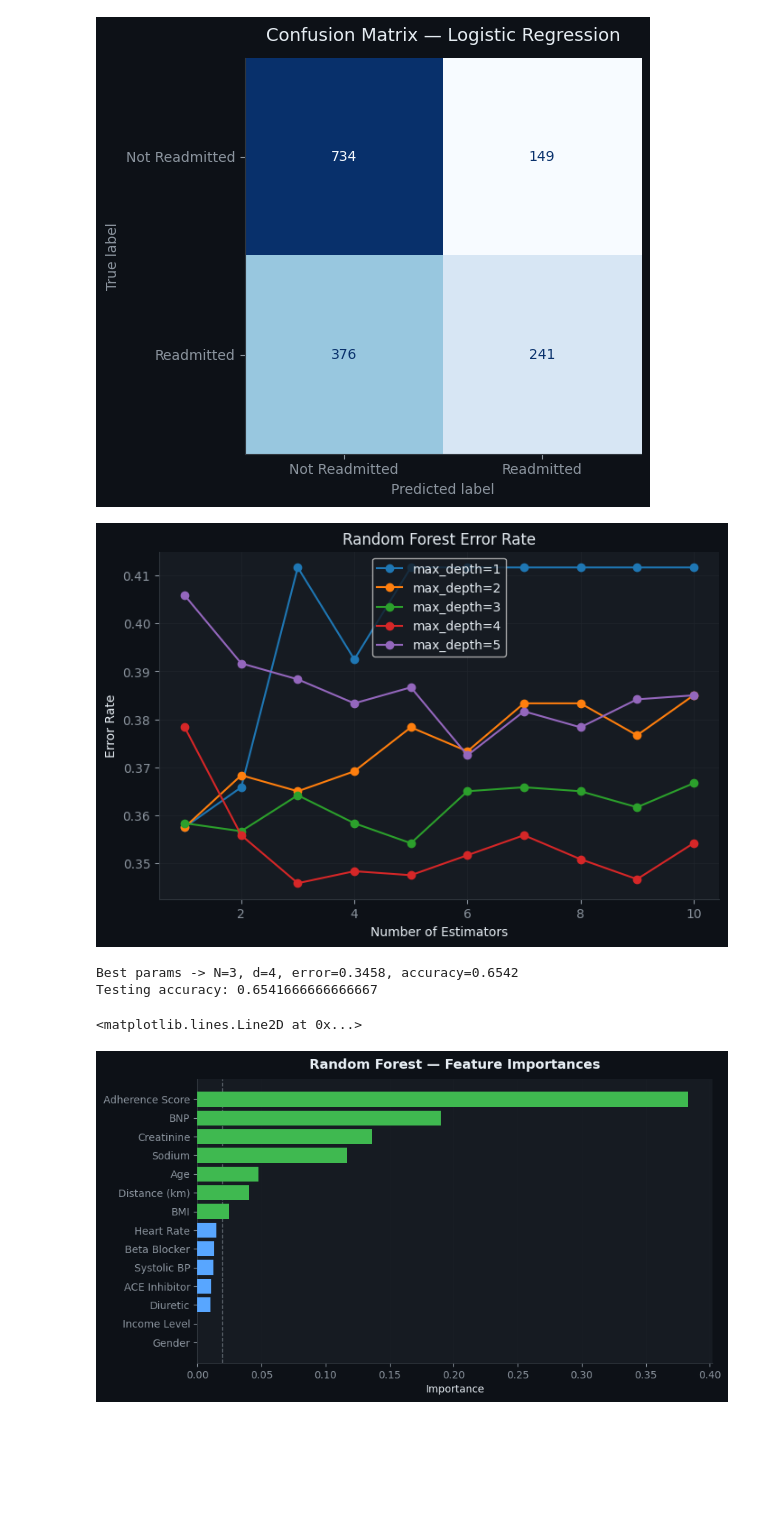
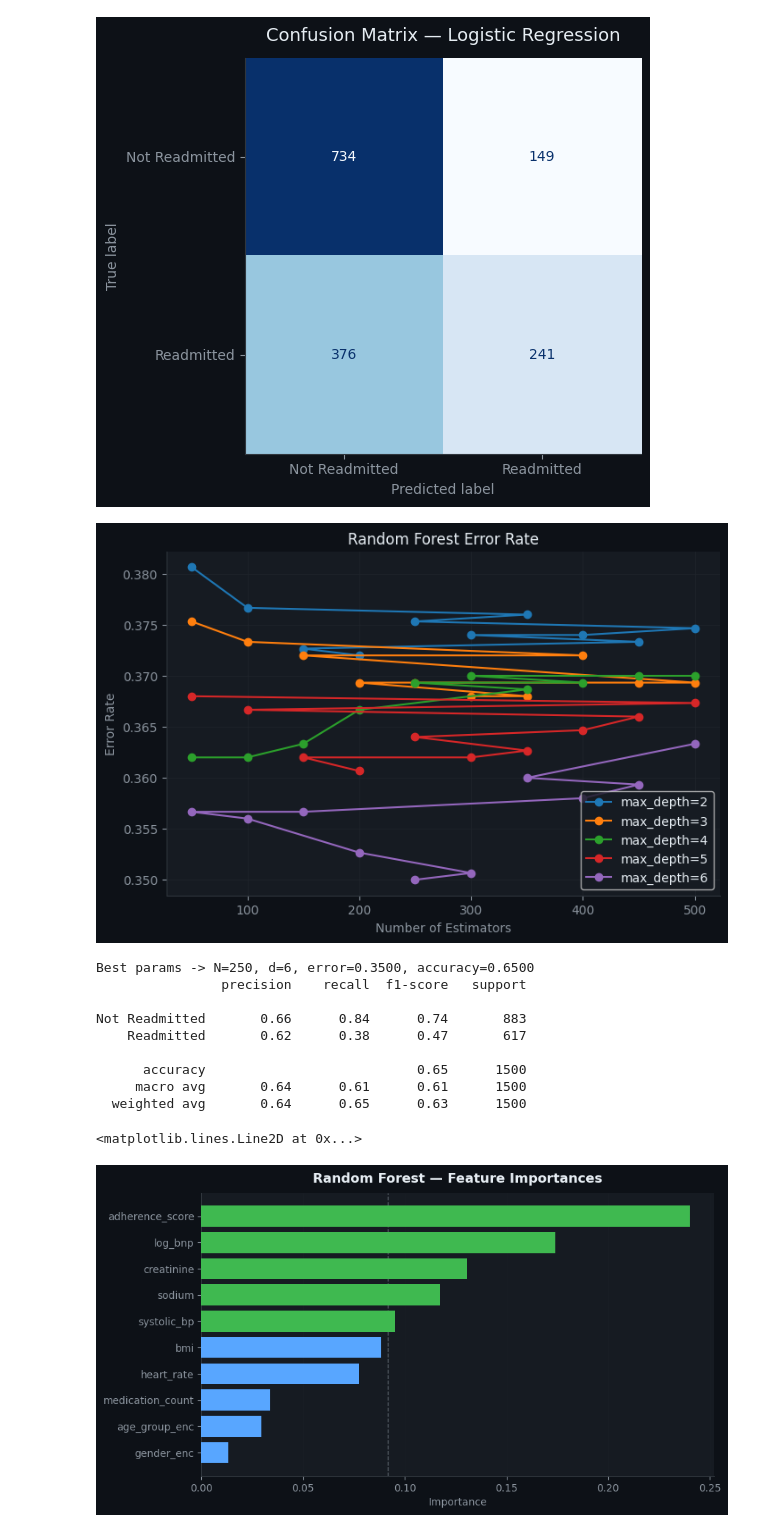
Before and after one commit to dinarazhorabek/heart_failure_readmission, a Jupyter notebook: main.ipynb, the cells around one changed output. Saved outputs shown, nothing was run; the diff lists cells and outputs as text; code cells hidden in the pictures; blank space fills up the shorter version.

```diff
--- a/main.ipynb
+++ b/main.ipynb
@@ -291,8 +291,8 @@ plt.show()
 Testing  accuracy: 0.650
 [figure]
 # %%
-subtrees_num=np.arange(1, 11)
-depths=np.arange(3, 13)
+subtrees_num=np.arange(50, 501, 50)
+depths=np.arange(2, 7)
 results = []
 for n in subtrees_num:
     for d in depths:
@@ -306,7 +306,7 @@ for n in subtrees_num:
 results_df = pd.DataFrame(results, columns=['n_estimators', 'max_depth', 'error_rate'])
 plt.figure(figsize=(8,5))
 for d in depths:
-    subset = results_df[results_df['max_depth'] == d].sort_values('n_estimators')
+    subset = results_df[results_df['max_depth'] == d].sort_values(['error_rate', 'n_estimators', 'max_depth'], ascending=[True, True, True])
     plt.plot(subset['n_estimators'], subset['error_rate'], marker='o', label=f'max_depth={d}')
 plt.xlabel('Number of Estimators')
 plt.ylabel('Error Rate')
@@ -319,32 +319,34 @@ best = results_df.sort_values(['error_rate','n_estimators','max_depth'], ascendi
 best_N, best_d = int(best.n_estimators), int(best.max_depth)
 print(f"Best params -> N={best_N}, d={best_d}, error={best.error_rate:.4f}, accuracy={1-best.error_rate:.4f}")
 
-rf_classifier = RandomForestClassifier(n_estimators=best_N, max_depth=best_d, criterion='gini', random_state=79)
+rf_classifier = RandomForestClassifier(n_estimators=best_N, max_depth=best_d, criterion='gini', random_state=99)
 rf_classifier.fit(X_train, y_train)
 y_pred = rf_classifier.predict(X_test)
-accuracy = np.mean(y_pred == y_test)
-print(f"Testing accuracy: {accuracy}")
 # %% [output]
-[figure, old version]
+[figure, new version]
-Best params -> N=3, d=4, error=0.3458, accuracy=0.6542
-Testing accuracy: 0.6541666666666667
+Best params -> N=250, d=6, error=0.3500, accuracy=0.6500
+                precision    recall  f1-score   support
+
+Not Readmitted       0.66      0.84      0.74       883
+    Readmitted       0.62      0.38      0.47       617
+
+      accuracy                           0.65      1500
+     macro avg       0.64      0.61      0.61      1500
+  weighted avg       0.64      0.65      0.63      1500
 # %%
 # Feature importances (RF)
 fi = pd.Series(rf_classifier.feature_importances_, index=feature_cols).sort_values(ascending=True)
 
 fig, ax = plt.subplots(figsize=(9, 5))
-feat_labels = ['Age','BMI','BNP','Sodium','Creatinine','Systolic BP','Heart Rate',
-               'ACE Inhibitor','Beta Blocker','Diuretic','Adherence Score',
-               'Distance (km)','Gender','Income Level']
-fi_labeled = pd.Series(rf_classifier.feature_importances_, index=feat_labels).sort_values()
+fi_labeled = pd.Series(rf_classifier.feature_importances_, index=feature_cols).sort_values()
 colors_fi = [GREEN if v > fi_labeled.median() else ACCENT for v in fi_labeled]
 ax.barh(fi_labeled.index, fi_labeled.values, color=colors_fi, edgecolor='none', zorder=3)
 ax.set_title('Random Forest — Feature Importances', color=TEXT, fontsize=13, fontweight='bold', pad=10)
 ax.set_xlabel('Importance'); ax.grid(axis='x', alpha=0.4)
 ax.axvline(fi_labeled.median(), color=MUTED, linestyle='--', linewidth=1, alpha=0.6)
 # %% [output]
 <matplotlib.lines.Line2D at 0x...>
-[figure, old version]
+[figure, new version]
 # %%
 cm = confusion_matrix(y_test, y_pred)
 fig, ax = plt.subplots(figsize=(6, 5))
```
Also changed, not shown: parts of 3 cells of this notebook.
